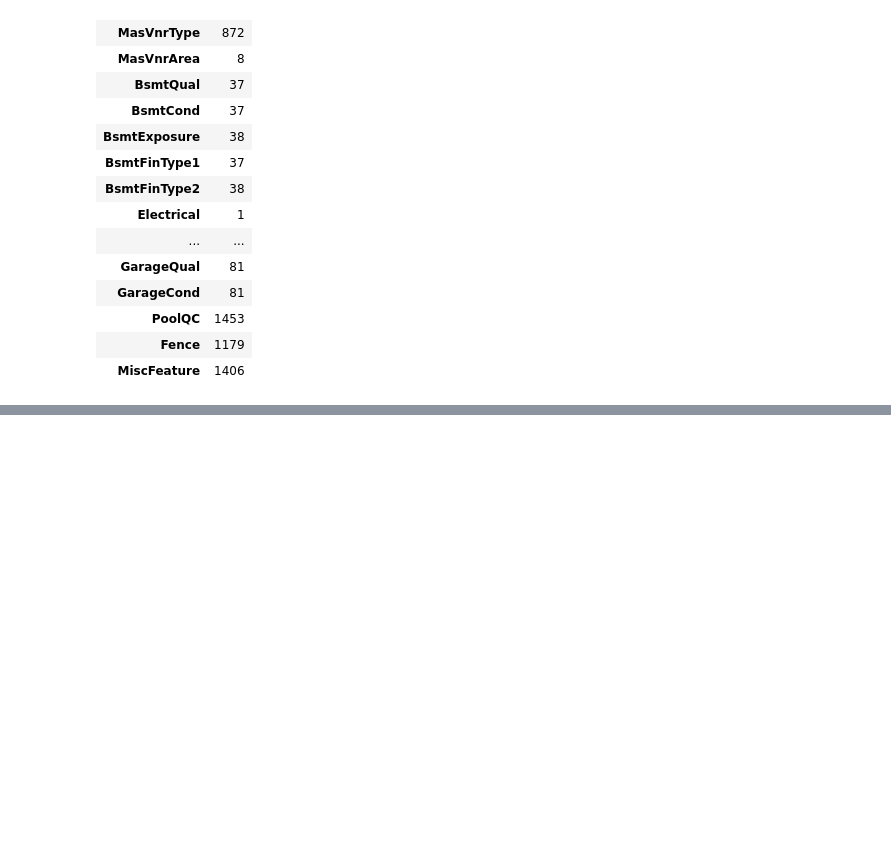
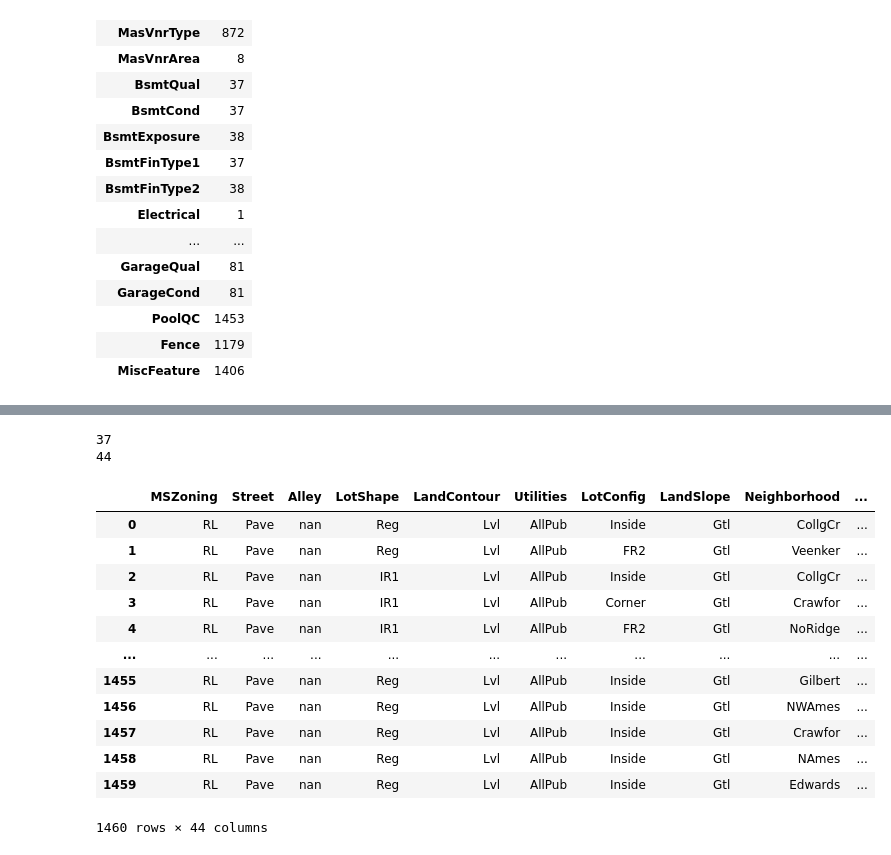
Before and after one commit to GJlonely1/Kaggle-House-Prices-Prediction-Model-, a Jupyter notebook: house-prices-advanced-regression-techniques/House_Price_Prediction_Model.ipynb, the cells around one changed output, grey strips where cells are left out. Drawn from its saved outputs; the diff is of its cells as text; code cells hidden in the pictures; blank space fills up the shorter version.

```diff
--- a/house-prices-advanced-regression-techniques/House_Price_Prediction_Model.ipynb
+++ b/house-prices-advanced-regression-techniques/House_Price_Prediction_Model.ipynb
@@ -72,0 +293,20 @@ missing_values[missing_values > 0].to_frame().style.background_gradient(cmap='vi
+# %%
+# Fillna fills all missing values for Train dataset df with appropriate values.
+df['LotFrontage'].fillna(value=0, inplace=True)
+df['MasVnrType'].fillna(value='NT', inplace=True)
+df['MasVnrArea'].fillna(value=0, inplace=True)
+df['BsmtQual'].fillna(value='NB', inplace=True)
+df['BsmtCond'].fillna(value='NB', inplace=True)
+df['BsmtExposure'].fillna(value='NB', inplace=True)
+df['BsmtFinType1'].fillna(value='NB', inplace=True)
+df['BsmtFinType2'].fillna(value='NB', inplace=True)
+df['FireplaceQu'].fillna(value='NF', inplace=True)
+df['GarageType'].fillna(value='NG', inplace=True)
+df['GarageYrBlt'].fillna(value='NG', inplace=True)
+df['GarageFinish'].fillna(value='NG', inplace=True)
+df['GarageQual'].fillna(value='NG', inplace=True)
+df['GarageCond'].fillna(value='NG', inplace=True)
+df['PoolQC'].fillna(value='NP', inplace=True)
+df['Fence'].fillna(value='NF', inplace=True)
+df['MiscFeature'].fillna(value='NoFeature', inplace=True)
+df['Electrical'].fillna(value='SBrkr', inplace=True)
@@ -72,0 +353,24 @@ missing_values[missing_values > 0].to_frame().style.background_gradient(cmap='vi
+# %%
+numeric_data = df.select_dtypes(include=[np.number, np.float64, np.float32])
+categorical_data = df.select_dtypes(exclude=[np.number])
+
+print (numeric_data.shape[1])
+print (categorical_data.shape[1])
+categorical_data = categorical_data.astype('str')
+categorical_data
+# %% [output]
+37
+44
+|  | MSZoning | Street | Alley | LotShape | LandContour | Utilities | LotConfig | LandSlope | Neighborhood | ... |
+| 0 | RL | Pave | nan | Reg | Lvl | AllPub | Inside | Gtl | CollgCr | ... |
+| 1 | RL | Pave | nan | Reg | Lvl | AllPub | FR2 | Gtl | Veenker | ... |
+| 2 | RL | Pave | nan | IR1 | Lvl | AllPub | Inside | Gtl | CollgCr | ... |
+| 3 | RL | Pave | nan | IR1 | Lvl | AllPub | Corner | Gtl | Crawfor | ... |
+| 4 | RL | Pave | nan | IR1 | Lvl | AllPub | FR2 | Gtl | NoRidge | ... |
+| ... | ... | ... | ... | ... | ... | ... | ... | ... | ... | ... |
+| 1455 | RL | Pave | nan | Reg | Lvl | AllPub | Inside | Gtl | Gilbert | ... |
+| 1456 | RL | Pave | nan | Reg | Lvl | AllPub | Inside | Gtl | NWAmes | ... |
+| 1457 | RL | Pave | nan | Reg | Lvl | AllPub | Inside | Gtl | Crawfor | ... |
+| 1458 | RL | Pave | nan | Reg | Lvl | AllPub | Inside | Gtl | NAmes | ... |
+| 1459 | RL | Pave | nan | Reg | Lvl | AllPub | Inside | Gtl | Edwards | ... |
+1460 rows × 44 columns
```
Also changed, not shown: parts of 26 cells of this notebook.
